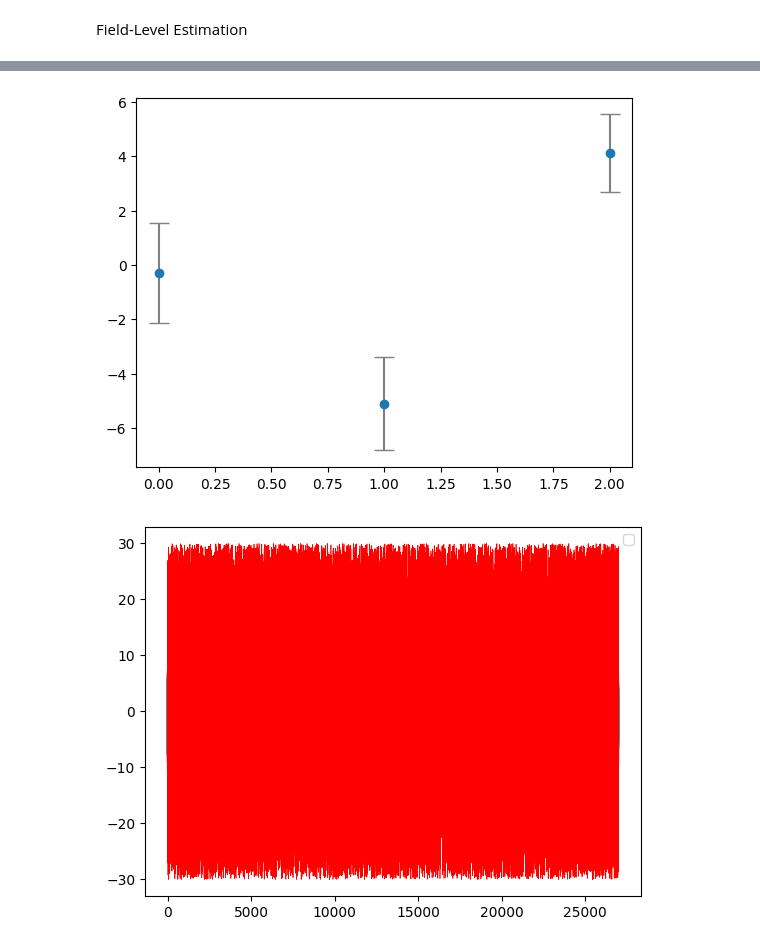
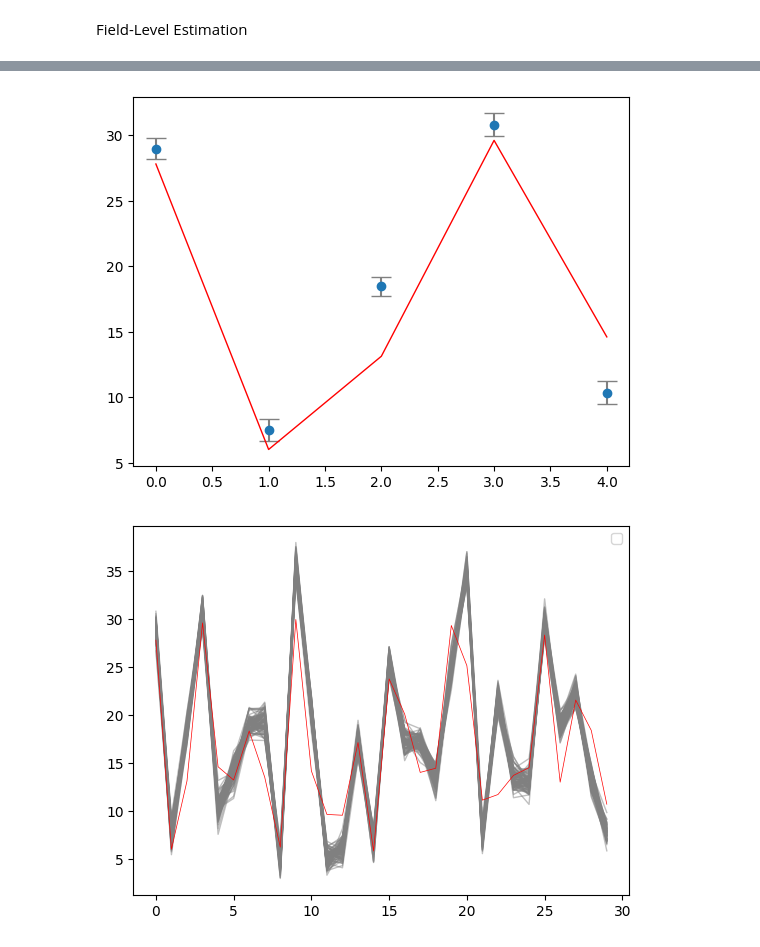
Before and after one commit to Rachel-0420/Toy-Model-for-Field-Level, a Jupyter notebook: SPT-3G_simulation.ipynb, the cells around one changed output, grey strips where cells are left out. Drawn from its saved outputs; the diff is of its cells as text; code cells hidden in the pictures.

```diff
--- a/SPT-3G_simulation.ipynb
+++ b/SPT-3G_simulation.ipynb
@@ -180,15 +174,15 @@ Field-Level Estimation
 # PM_converted = jnp.array(PM.toarray())
 
 def model_func_1():
-        s = numpyro.sample("s", dist.Uniform(low=jnp.full(N_d*N_p,0), high=jnp.full(N_d*N_p,50)))
+        s = numpyro.sample("s", dist.Uniform(low=jnp.full(N_r*N_p,-30), high=jnp.full(N_r*N_p,100)))
         # d = PM_converted @ s
         d = s[P_encoded]
         print(d.shape)
-        d_noised = numpyro.sample("d_noised", dist.Normal(d,10.), obs=Data_1)
+        d_noised = numpyro.sample("d_noised", dist.Normal(d,10.), obs=Data_small_noise)
         return d_noised
 
 rng_key = random.PRNGKey(0)
 nuts_kernel_1 = NUTS(model_func_1)
-mcmc_1 = MCMC(nuts_kernel_1, num_warmup=10, num_samples=10)
+mcmc_1 = MCMC(nuts_kernel_1, num_warmup=100, num_samples=100)
 mcmc_1.run(rng_key)
 # %% [output]
@@ -200,14 +194,14 @@ mcmc_1.run(rng_key)
 # %%
 def model_func_2():
-        s = numpyro.sample("s", dist.Uniform(low=jnp.full(N_d*N_p,-80), high=jnp.full(N_d*N_p,80)))
+        s = numpyro.sample("s", dist.Uniform(low=jnp.full(N_r*N_p,0), high=jnp.full(N_r*N_p,100)))
         # d = PM_converted @ s
         d = s[P_encoded]
         print(d.shape)
-        d_noised = numpyro.sample("d_noised", dist.Normal(d,10.), obs=Data_2)
+        d_noised = numpyro.sample("d_noised", dist.Normal(d,10.), obs=Data_large_noise)
         return d_noised
 
 rng_key = random.PRNGKey(0)
-nuts_kernel_2 = NUTS(model_func_1)
+nuts_kernel_2 = NUTS(model_func_2)
 mcmc_2 = MCMC(nuts_kernel_2, num_warmup=100, num_samples=100)
 mcmc_2.run(rng_key)
 # %% [output]
@@ -219,4 +213,4 @@ mcmc_2.run(rng_key)
 # %%
 trace_1 = az.from_numpyro(mcmc_1)
-# trace_2 = az.from_numpyro(mcmc_2)
+trace_2 = az.from_numpyro(mcmc_2)
 # %% [output]
@@ -236,21 +232,22 @@ x = np.arange(len(s_mean_1))
 
 plt.errorbar(x, s_mean_1, yerr=s_std_1, fmt='o', ecolor='gray', capsize=7,
              label='Mean ± 1 std dev')
-plt.plot(signal_1, color='red', lw=1, label='True signal')
+plt.plot(signal, color='red', lw=1, label='True signal')
 plt.legend()
 plt.xlabel('Index')
 plt.ylabel('Sample value')
 plt.title('Posterior Mean with Error Bars')
 plt.show()
 
-plt.errorbar(x[0:10], s_mean_1[0:10], yerr=s_std_1[0:10], fmt='o', ecolor='gray', capsize=7,
+plt.errorbar(x[0:5], s_mean_1[0:5], yerr=s_std_1[0:5], fmt='o', ecolor='gray', capsize=7,
              label='Mean ± 1 std dev')
+plt.plot(signal[0:5], color='red', lw=1, label='True signal')
 plt.show()
 
-for i in range(10):
+for i in range(100):
     plt.plot(trace_1.posterior['s'].squeeze()[i,:], color='gray', alpha=0.5, lw=1.0)
     # plt.plot(trace.posterior['s'].squeeze()[i,:]-signal, color='blue', alpha=0.5, lw=1.0)
-plt.plot(signal_1, color='red', lw=0.5)
+plt.plot(signal, color='red', lw=0.5)
 plt.legend()
 plt.show()
 # %% [output]
@@ -266,25 +263,22 @@ x = np.arange(len(s_mean_2))
 
 plt.errorbar(x, s_mean_2, yerr=s_std_2, fmt='o', ecolor='gray', capsize=7,
              label='Mean ± 1 std dev')
-plt.plot(signal_2, color='red', lw=1, label='True signal')
+plt.plot(signal, color='red', lw=1, label='True signal')
 plt.legend()
 plt.xlabel('Index')
 plt.ylabel('Sample value')
 plt.title('Posterior Mean with Error Bars')
 plt.show()
 
-plt.errorbar(x[0:3], s_mean_2[0:3], yerr=s_std_2[0:3], fmt='o', ecolor='gray', capsize=7,
+plt.errorbar(x[0:5], s_mean_2[0:5], yerr=s_std_2[0:5], fmt='o', ecolor='gray', capsize=7,
              label='Mean ± 1 std dev')
+plt.plot(signal[:5], color='red', lw=1, label='True signal')
 plt.show()
 
 for i in range(100):
     plt.plot(trace_2.posterior['s'].squeeze()[i,:], color='gray', alpha=0.5, lw=1.0)
     # plt.plot(trace.posterior['s'].squeeze()[i,:]-signal, color='blue', alpha=0.5, lw=1.0)
-plt.plot(signal_2, color='red', lw=0.5)
+plt.plot(signal, color='red', lw=0.5)
 plt.legend()
 plt.show()
-
-for i in range(100):
-    plt.plot(trace_2.posterior['s'].squeeze()[i,:], color='gray', alpha=0.5, lw=1.0)
-plt.show()
 # %% [output]
@@ -292,2 +286,2 @@ plt.show()
-[figure, old version]
+[figure, new version]
-[figure, old version]
+[figure, new version]
```
Also changed, not shown: parts of 19 cells of this notebook.
